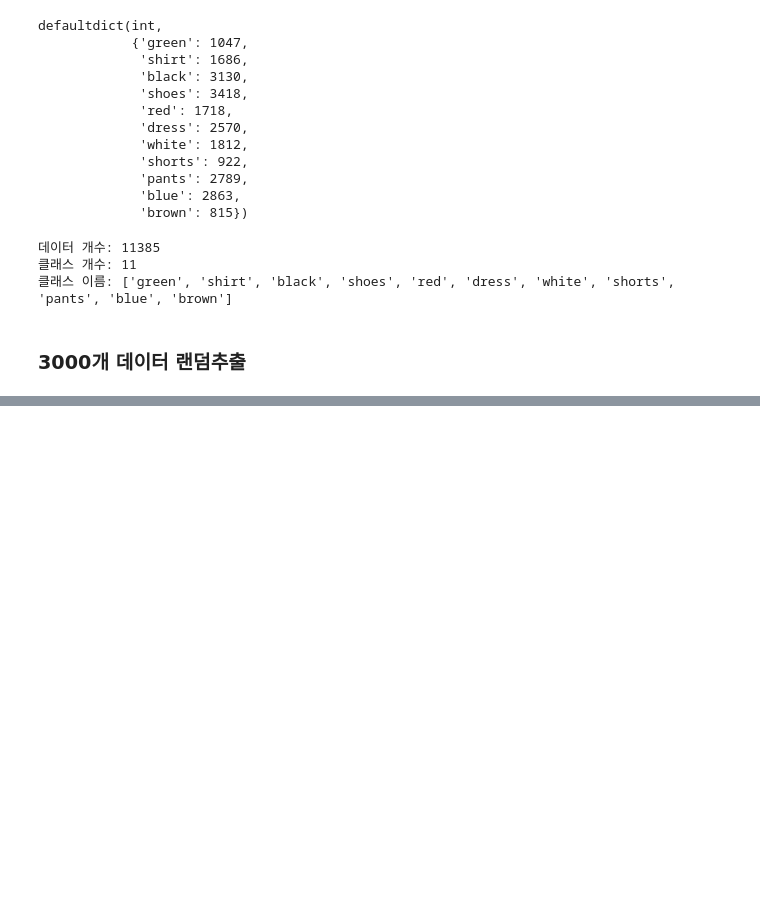
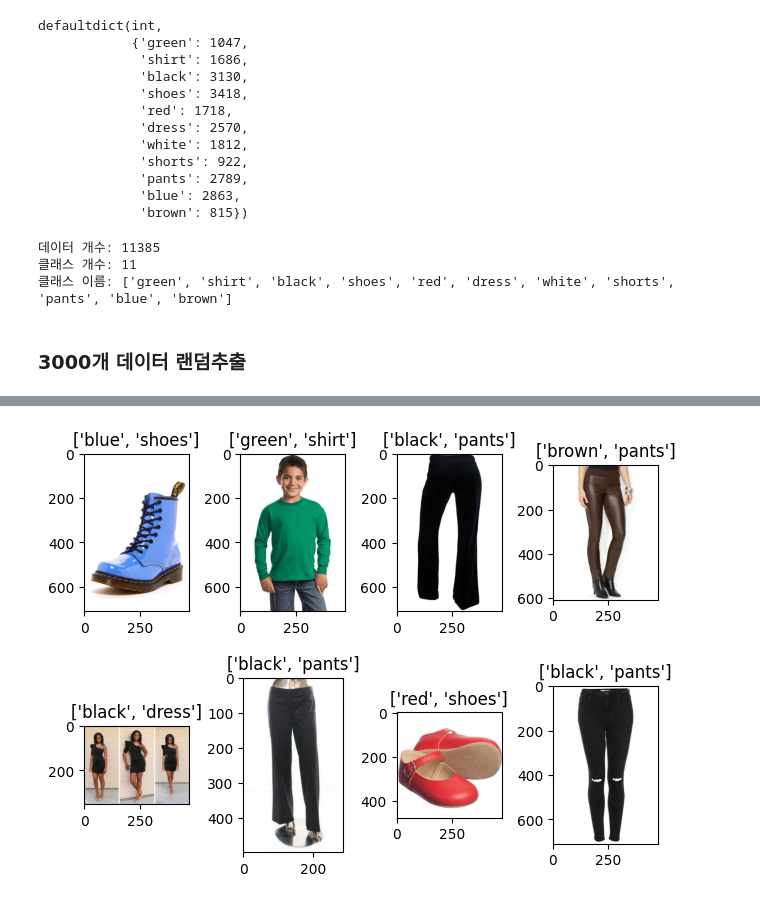
Before and after one commit to black940514/multi_lablel_class, a Jupyter notebook: cloth_classification.ipynb, the cells around one changed output, grey strips where cells are left out. Cells and saved outputs as stored; diff of their text form; code cells hidden in the pictures; blank space fills up the shorter version.

```diff
--- a/cloth_classification.ipynb
+++ b/cloth_classification.ipynb
@@ -98,0 +100,24 @@ draw_images(sample_images, sample_classes)
+# %%
+from PIL import Image
+import numpy as np
+import random
+
+random.shuffle(annotations)
+
+sample_images = []
+sample_classes = []
+sample_cnt = 0
+max_cnt = 8
+
+for annot in annotations:
+    sample_classes.append(annot['classes'])
+    image_path = os.path.join(data_root, annot['filepath'])
+    image = Image.open(image_path).convert('RGB')
+    sample_images.append(image)
+    sample_cnt += 1
+    if sample_cnt == max_cnt:
+        break
+
+draw_images(sample_images, sample_classes)
+# %% [output]
+[figure, added]
```
Also changed, not shown: parts of 28 cells of this notebook.
